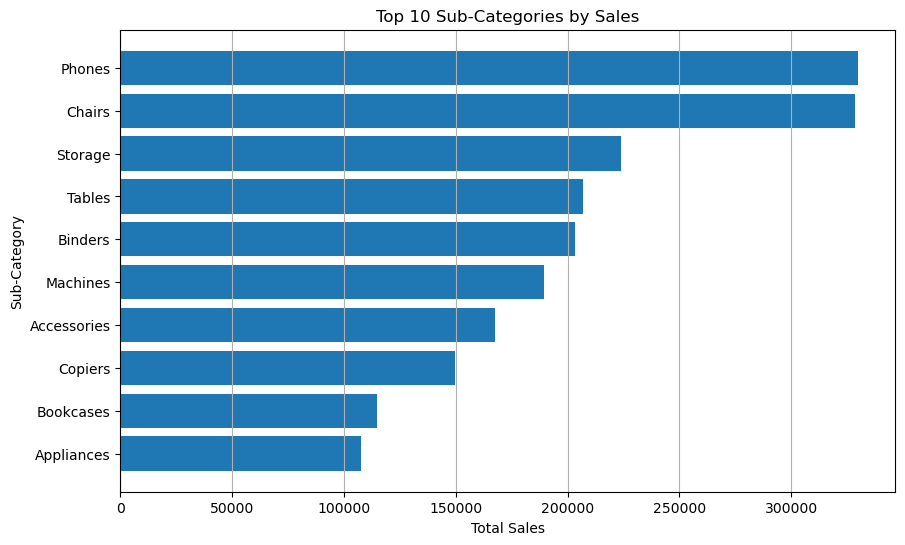
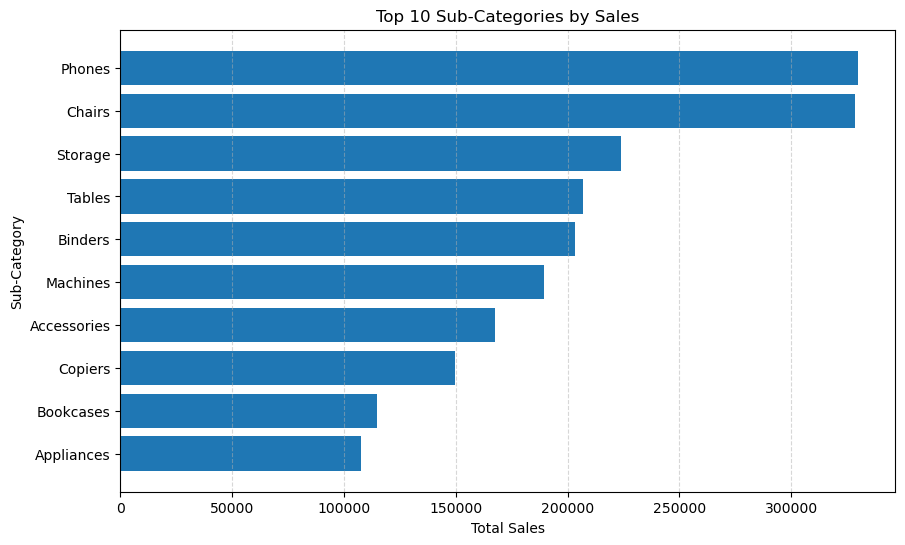
The change to this notebook cell's code, shown as a diff; its figure went from the first image to the second:
--- before
+++ after
@@ -10,5 +10,5 @@
 plt.gca().invert_yaxis() # Highest sales at the top
 
-plt.grid(axis="x")
+plt.grid(axis="x", linestyle="--", alpha=0.5)
 
 plt.savefig(

Commit: Added sales analysis updates and completed profit analysis